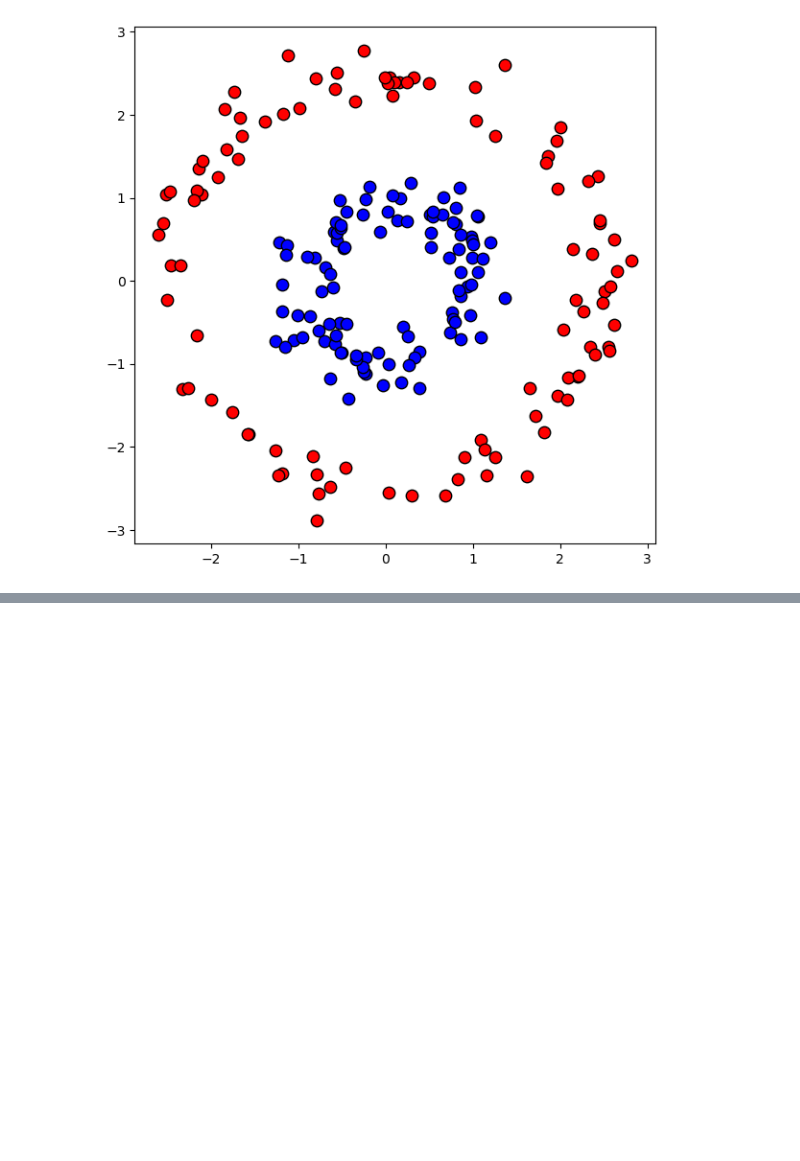
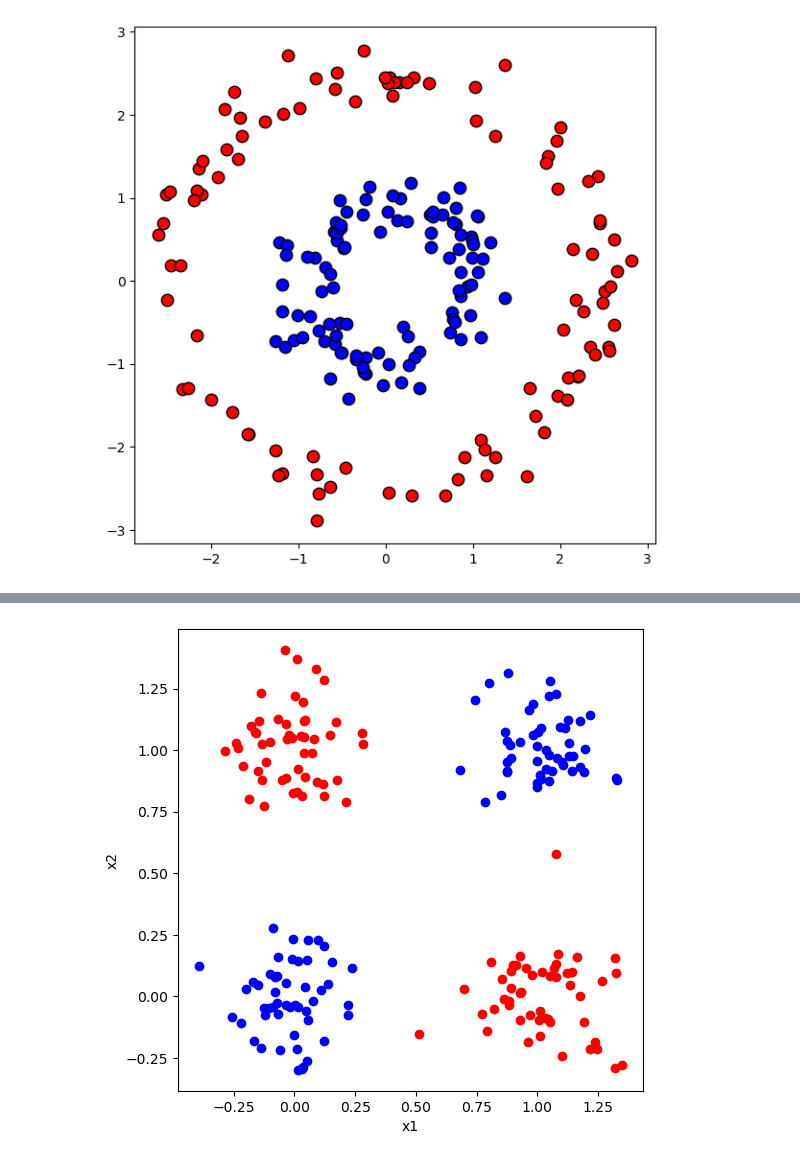
Before and after one commit to Wickstrom/pattern-recognition-handbook, a Jupyter notebook: notebooks/04/neural_networks_1.ipynb, the cells around one changed output, grey strips where cells are left out. Drawn from its saved outputs; the diff is of its cells as text; code cells hidden in the pictures; blank space fills up the shorter version.

```diff
--- a/notebooks/04/neural_networks_1.ipynb
+++ b/notebooks/04/neural_networks_1.ipynb
@@ -54,0 +60,33 @@ plt.show()
+# %%
+import numpy as np
+import matplotlib.pyplot as plt
+
+# XOR problem: four blobs at (0,0), (0,1), (1,0), (1,1)
+np.random.seed(42)
+n_samples = 50
+std = 0.15
+
+centers = np.array([
+    [0, 0],
+    [0, 1],
+    [1, 0],
+    [1, 1]
+])
+labels = np.array([0, 1, 1, 0])  # XOR labels
+
+X = []
+y = []
+for center, label in zip(centers, labels):
+    X.append(center + std * np.random.randn(n_samples, 2))
+    y.append(np.full(n_samples, label))
+X = np.vstack(X)
+y = np.concatenate(y)
+# %%
+plt.figure(figsize=(6, 6))
+plt.scatter(X[y == 0, 0], X[y == 0, 1], color='blue', label='Class 0')
+plt.scatter(X[y == 1, 0], X[y == 1, 1], color='red', label='Class 1')
+plt.xlabel('x1')
+plt.ylabel('x2')
+plt.show()
+# %% [output]
+[figure, added]
```
Also changed, not shown: parts of 6 cells of this notebook, 1 other file.
